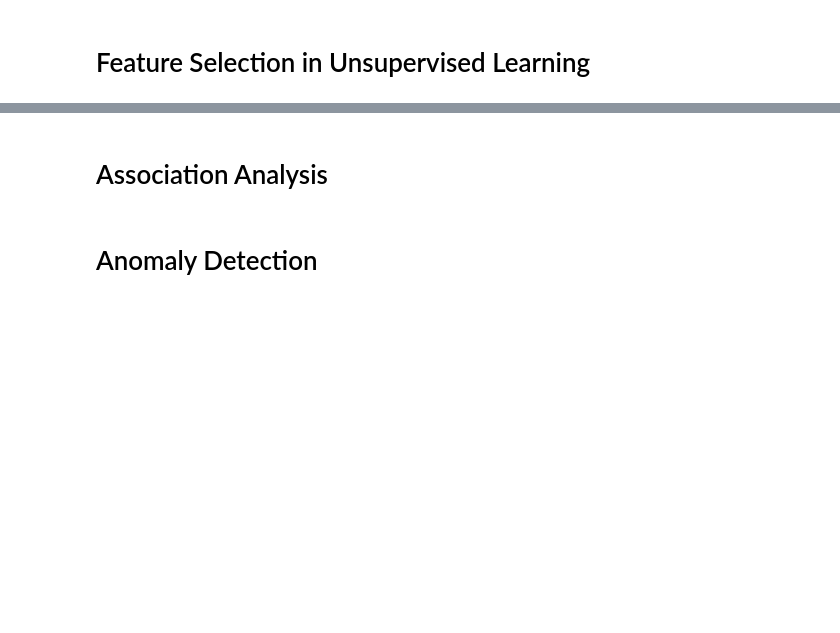
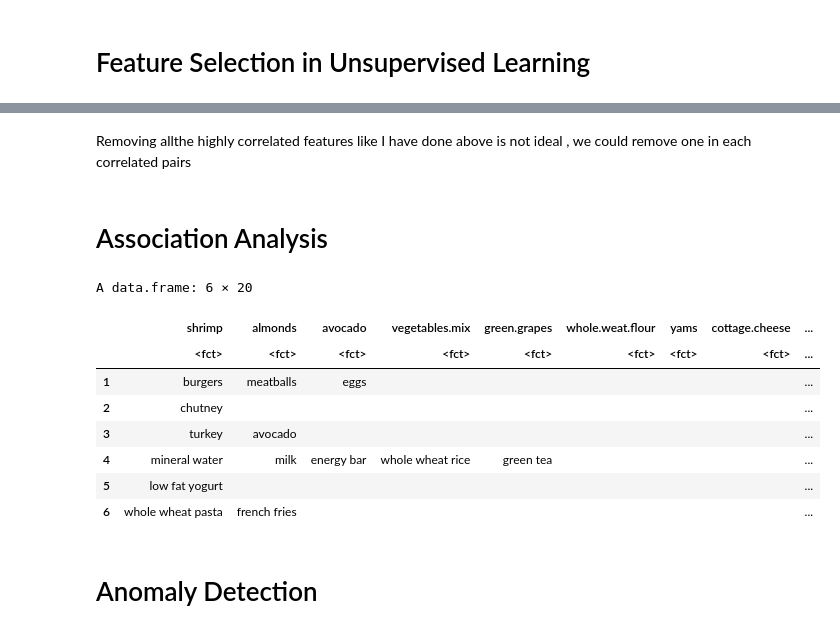
Before and after one commit to UnplugCharger/week-14, a Jupyter notebook: WEEK_14.ipynb, the cells around one changed output, grey strips where cells are left out. Drawn from its saved outputs; the diff is of its cells as text; code cells hidden in the pictures; blank space fills up the shorter version.

```diff
--- a/WEEK_14.ipynb
+++ b/WEEK_14.ipynb
@@ -177,4 +242,20 @@ Our customers overlap in so many area hence using principal component analysis t
+# %% [markdown]
+Removing allthe highly correlated features like I have done above is not ideal , we could remove one in each correlated pairs
 # %% [markdown]
 # Association Analysis
+# %%
+asso_df= read.csv('/content/Supermarket_Sales_Dataset II.csv')
+# %%
+head(asso_df)
+# %% [output]
+A data.frame: 6 × 20
+|  | shrimp | almonds | avocado | vegetables.mix | green.grapes | whole.weat.flour | yams | cottage.cheese | ... |
+|  | <fct> | <fct> | <fct> | <fct> | <fct> | <fct> | <fct> | <fct> | ... |
+| 1 | burgers | meatballs | eggs |  |  |  |  |  | ... |
+| 2 | chutney |  |  |  |  |  |  |  | ... |
+| 3 | turkey | avocado |  |  |  |  |  |  | ... |
+| 4 | mineral water | milk | energy bar | whole wheat rice | green tea |  |  |  | ... |
+| 5 | low fat yogurt |  |  |  |  |  |  |  | ... |
+| 6 | whole wheat pasta | french fries |  |  |  |  |  |  | ... |
 # %% [markdown]
 # Anomaly Detection
```
Also changed, not shown: parts of 12 cells of this notebook.
